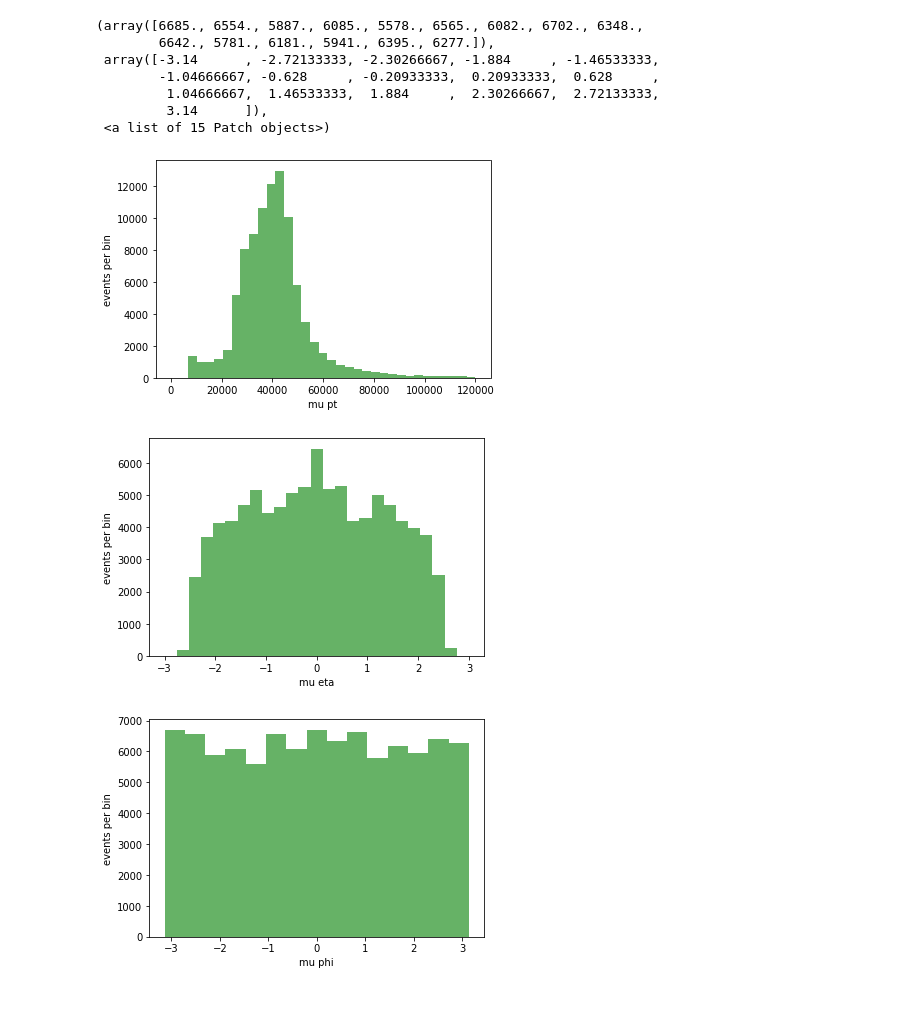
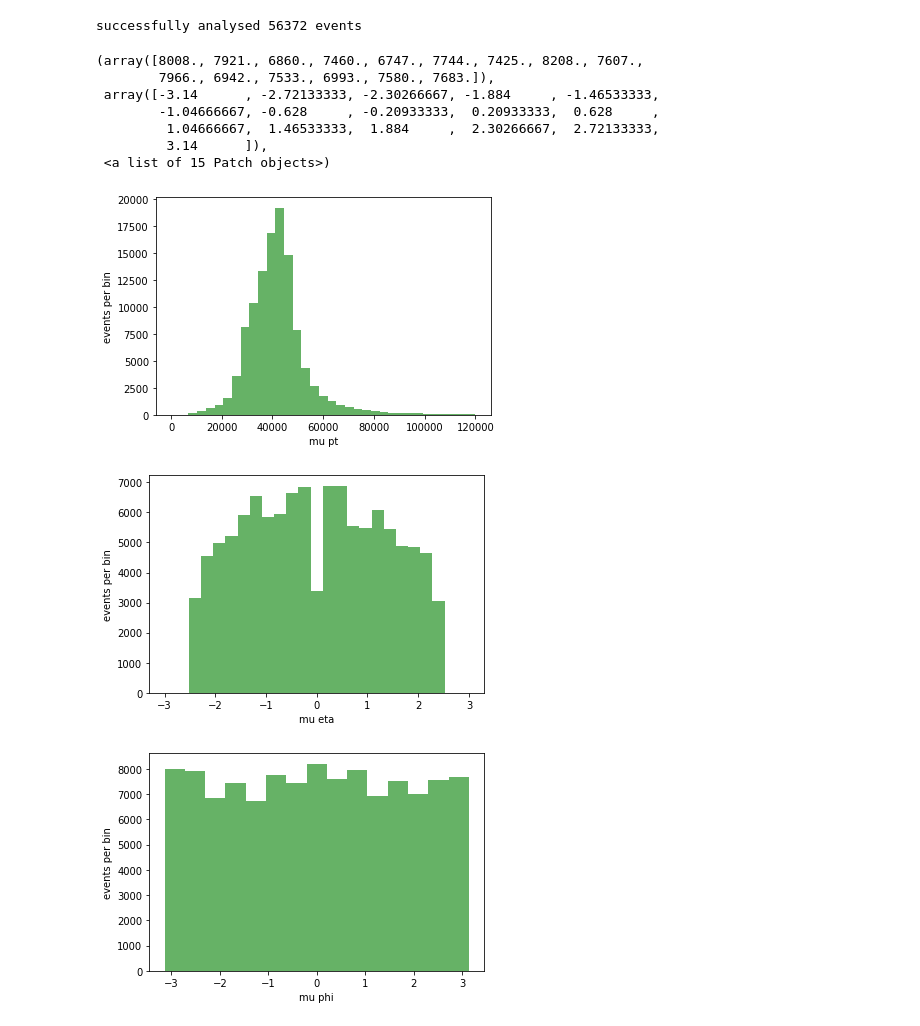
Before and after one commit to keaveney/UCT3rdYearLabATLASOpenData, a Jupyter notebook: Part1_MeasureTheZBosonMass.ipynb, the cells around one changed output. Saved outputs shown, nothing was run; the diff lists cells and outputs as text; code cells hidden in the pictures.

```diff
--- a/Part1_MeasureTheZBosonMass.ipynb
+++ b/Part1_MeasureTheZBosonMass.ipynb
@@ -11,5 +18,12 @@ from scipy.stats import expon
 import pandas as pd
 # %%
-#this can take a few minutes for large files
-eventsData = uproot.open("https://atlas-opendata.web.cern.ch/atlas-opendata/samples/2020/2lep/Data/data_D.2lep.root")["mini"]
-#eventsData.show()
+#the first thing we want to do is read our data file. The file is hosted on a CERN web-server so you
+#will see a full web address. As this file is large and we are reading over the web,
+#this step can take a few minutes
+#%timeit eventsData = uproot.open("https://atlas-opendata.web.cern.ch/atlas-opendata/samples/2020/2lep/Data/data_D.2lep.root")["mini"]
+
+%time
+eventsData = uproot.open("data_D.2lep.root")["mini"]
+
+print("File has been successfully opened!")
+eventsData.show()
@@ -18,61 +74,69 @@ nEvents = 200000
 #this is the total number of collisions/events we want to access from the file, you can reduce this
 #for quick test, for final results 100000 events should be enough
 
-lep_E, lep_pt, lep_phi, lep_eta, lep_type_Data = eventsData.arrays(["lep_E", "lep_pt", "lep_phi", "lep_eta", "lep_type"], outputtype=tuple, entrystop=nEvents)
+lep_E, lep_pt, lep_phi, lep_eta, lep_type_Data, lep_isTightID, lep_ptcone30 = eventsData.arrays(["lep_E", "lep_pt", "lep_phi", "lep_eta", "lep_type", "lep_isTightID", "lep_ptcone30"], outputtype=tuple, entrystop=nEvents)
 flatData = LVepm.TLorentzVectorArray.from_ptetaphi(lep_pt, lep_eta, lep_phi, lep_E)
 # %%
 #create a few arrays to hold some specific information about the collisions
 massesData = np.array([])
 muPtData = np.array([])
 muEtaData = np.array([])
 muPhiData = np.array([])
 
 nData = 0
-nTarget = 100000
+nTarget = 200000
+
+minMass = 85000
+maxMass = 96000
 
 #loop over events and extract info from the array
 for ev in range(0,len(flatData)):
-    if ((lep_type_Data[ev][0] == 13) & (lep_type_Data[ev][1] == 13)) :
-        mumu = flatData[ev][0] + flatData[ev][1]
-        mass = mumu.mass
-        massesData = np.append(massesData,mass)
-        muPtData = np.append(muPtData,flatData[ev][0].pt)
-        muPtData = np.append(muPtData,flatData[ev][1].pt)
-        muEtaData = np.append(muEtaData,flatData[ev][0].eta)
-        muEtaData = np.append(muEtaData,flatData[ev][1].eta)
-        muPhiData = np.append(muPhiData,flatData[ev][0].phi)
-        muPhiData = np.append(muPhiData,flatData[ev][1].phi)
-        nData = nData + 1
-    if (nData == nTarget):
-        break
+    if ((lep_type_Data[ev][0] == 13)&(lep_type_Data[ev][1]==13)&(lep_isTightID[ev][0] == True)&(lep_isTightID[ev][1]==True)):
+        if ( (lep_ptcone30[ev][0]/lep_pt[ev][0] < 0.1) & (lep_ptcone30[ev][1]/lep_pt[ev][1] < 0.1 )):
+            mumu = flatData[ev][0] + flatData[ev][1]
+            mass = mumu.mass
+            if (( mass > minMass) & (mass < maxMass)):
+                massesData = np.append(massesData,mass)
+                muPtData = np.append(muPtData,flatData[ev][0].pt)
+                muPtData = np.append(muPtData,flatData[ev][1].pt)
+                muEtaData = np.append(muEtaData,flatData[ev][0].eta)
+                muEtaData = np.append(muEtaData,flatData[ev][1].eta)
+                muPhiData = np.append(muPhiData,flatData[ev][0].phi)
+                muPhiData = np.append(muPhiData,flatData[ev][1].phi)
+                nData = nData + 1
+            if (nData == nTarget):
+                break
+
+print("successfully analysed " +str(nData) + " events")
 
 # plot the mu pt histogram.
 plt.figure()
 plt.xlabel("mu pt")
 plt.ylabel("events per bin")
 plt.hist(muPtData, bins=35, range=[0,120000], alpha=0.6, color='g')
 
 # plot the mu pseudorapdity histogram.
 plt.figure()
 plt.xlabel("mu eta")
 plt.ylabel("events per bin")
 plt.hist(muEtaData, bins=25, range=[-3.0,3.0], alpha=0.6, color='g')
 
 # plot the mu phi histogram.
 plt.figure()
 plt.xlabel("mu phi")
 plt.ylabel("events per bin")
 plt.hist(muPhiData, bins=15, range=[-3.14,3.14], alpha=0.6, color='g')
 # %% [output]
-(array([6685., 6554., 5887., 6085., 5578., 6565., 6082., 6702., 6348.,
-        6642., 5781., 6181., 5941., 6395., 6277.]),
- array([-3.14      , -2.72133333, -2.30266667, -1.884     , -1.46533333,
-        -1.04666667, -0.628     , -0.20933333,  0.20933333,  0.628     ,
-         1.04666667,  1.46533333,  1.884     ,  2.30266667,  2.72133333,
-         3.14      ]),
- <a list of 15 Patch objects>)
+successfully analysed 56372 events
+(array([8008., 7921., 6860., 7460., 6747., 7744., 7425., 8208., 7607.,
+        7966., 6942., 7533., 6993., 7580., 7683.]),
+ array([-3.14      , -2.72133333, -2.30266667, -1.884     , -1.46533333,
+        -1.04666667, -0.628     , -0.20933333,  0.20933333,  0.628     ,
+         1.04666667,  1.46533333,  1.884     ,  2.30266667,  2.72133333,
+         3.14      ]),
+ <a list of 15 Patch objects>)
-[figure, old version]
+[figure, new version]
-[figure, old version]
+[figure, new version]
-[figure, old version]
+[figure, new version]
 # %%
 nBins =50
```
Also changed, not shown: parts of 8 cells of this notebook, 1 other file.
